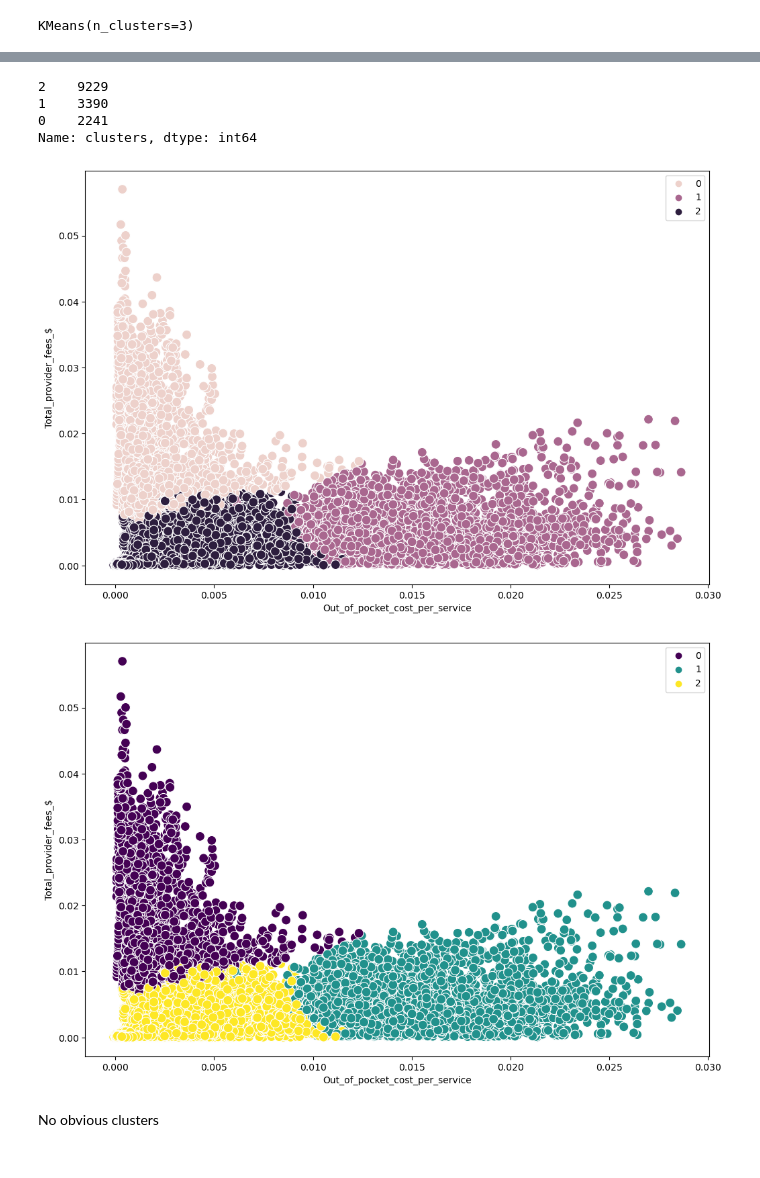
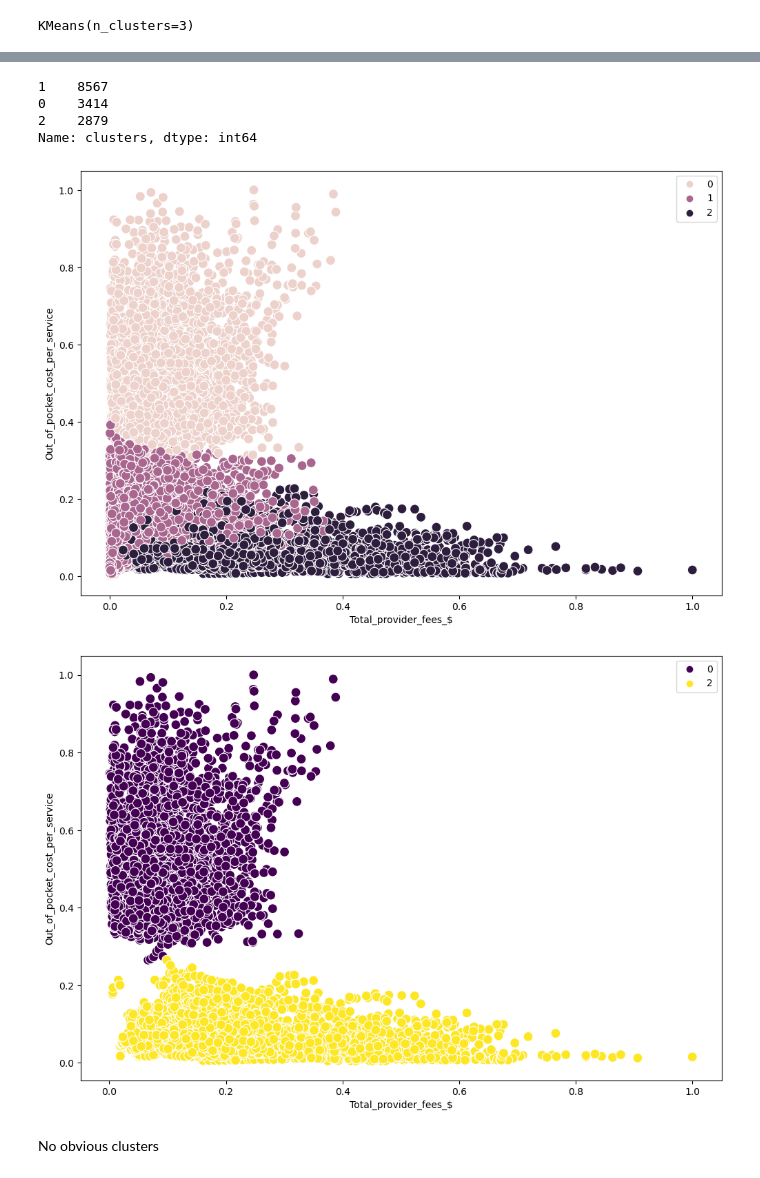
Before and after one commit to jiniep/mbs_analysis, a Jupyter notebook: scripts/15_clustering_analysis_standardization.ipynb, the cells around one changed output, grey strips where cells are left out. Saved outputs shown, nothing was run; the diff lists cells and outputs as text; code cells hidden in the pictures.

Commit message:
Conducted additional clustering using per person provider fees and mbs fees

```diff
--- a/scripts/15_clustering_analysis_standardization.ipynb
+++ b/scripts/15_clustering_analysis_standardization.ipynb
@@ -51,6 +52,19 @@ df_mbs_sa3_service_1_np.loc[
     df_mbs_sa3_service_1_np["Total_mbs_paid_$"]
     / df_mbs_sa3_service_1_np["No_of_patients"]
 )
+
+df_mbs_sa3_service_1_np["Total_Provider_pp_per_service"] = df_mbs_sa3_service_1_np[
+    "Total_provider_fees_$"
+] / (
+    df_mbs_sa3_service_1_np["No_of_patients"]
+    * df_mbs_sa3_service_1_np["No_of_service_per_person"]
+)
+df_mbs_sa3_service_1_np["MBS_Rebate_pp_per_service"] = df_mbs_sa3_service_1_np[
+    "Total_mbs_paid_$"
+] / (
+    df_mbs_sa3_service_1_np["No_of_patients"]
+    * df_mbs_sa3_service_1_np["No_of_service_per_person"]
+)
 # %% [markdown]
 ### Extracting All Person Dataset
 # %%
@@ -136,3 +152,8 @@ df_mbs_sa3_numerical_val = df_mbs_sa3_all_person[
 ### Data Standardization
 # %% [markdown]
 Used sklearnt normalized function to standardize the numbers
+# %%
+scaler = MinMaxScaler(feature_range=(0, 1))
+d = scaler.fit_transform(df_mbs_sa3_numerical_val)
+scaled_df = pd.DataFrame(d, columns=df_mbs_sa3_numerical_val.columns)
+print(scaled_df)
@@ -219,17 +242,17 @@ scaled_df.head()
 # %%
 scaled_df["clusters"].value_counts()
 # %% [output]
-2    9229
-1    3390
-0    2241
+1    8567
+0    3414
+2    2879
 Name: clusters, dtype: int64
 # %%
 # Plot the clusters for the "Price per Unit" and "D.metro" variables.
 
 plt.figure(figsize=(12, 8))
 ax = sns.scatterplot(
-    x=scaled_df["Out_of_pocket_cost_per_service"],
-    y=scaled_df["Total_provider_fees_$"],
+    x=scaled_df["Total_provider_fees_$"],
+    y=scaled_df["Out_of_pocket_cost_per_service"],
     hue=kmeans.labels_,
     s=100,
 )
@@ -238,39 +261,39 @@ ax = sns.scatterplot(
 # `s` represents the size of the points you want to see in the plot.
 
 ax.grid(False)  # This removes the grid from the background.
-plt.xlabel("Out_of_pocket_cost_per_service")  # Label x-axis.
-plt.ylabel("Total_provider_fees_$")  # Label y-axis.
+plt.xlabel("Total_provider_fees_$")  # Label x-axis.
+plt.ylabel("Out_of_pocket_cost_per_service")  # Label y-axis.
 plt.show()
 # %% [output]
-[figure, old version]
+[figure, new version]
 # %%
 # Define the cluster labels you want to keep
-clusters_to_keep = [0, 1, 2]
+clusters_to_keep = [2, 0]
 
 # Create a mask for rows where the kmeans.labels_ is in clusters_to_keep
 mask = [label in clusters_to_keep for label in kmeans.labels_]
 
 # Create a new DataFrame with only the desired clusters
 filtered_df = scaled_df[mask]
 
 # Now the kmeans.labels_ also needs to be filtered
 filtered_labels = kmeans.labels_[mask]
 
 plt.figure(figsize=(12, 8))
 ax = sns.scatterplot(
-    x=filtered_df["Out_of_pocket_cost_per_service"],
-    y=filtered_df["Total_provider_fees_$"],
+    x=filtered_df["Total_provider_fees_$"],
+    y=filtered_df["Out_of_pocket_cost_per_service"],
     hue=filtered_labels,
     s=100,
     palette="viridis",  # Optionally, specify a color palette for clarity
 )
 
 ax.grid(False)  # This removes the grid from the background.
-plt.xlabel("Out_of_pocket_cost_per_service")  # Label x-axis.
-plt.ylabel("Total_provider_fees_$")  # Label y-axis.
+plt.xlabel("Total_provider_fees_$")  # Label x-axis.
+plt.ylabel("Out_of_pocket_cost_per_service")  # Label y-axis.
 plt.show()
 # %% [output]
-[figure, old version]
+[figure, new version]
 # %% [markdown]
 No obvious clusters
 # %%
```
Also changed, not shown: parts of 54 cells of this notebook.
